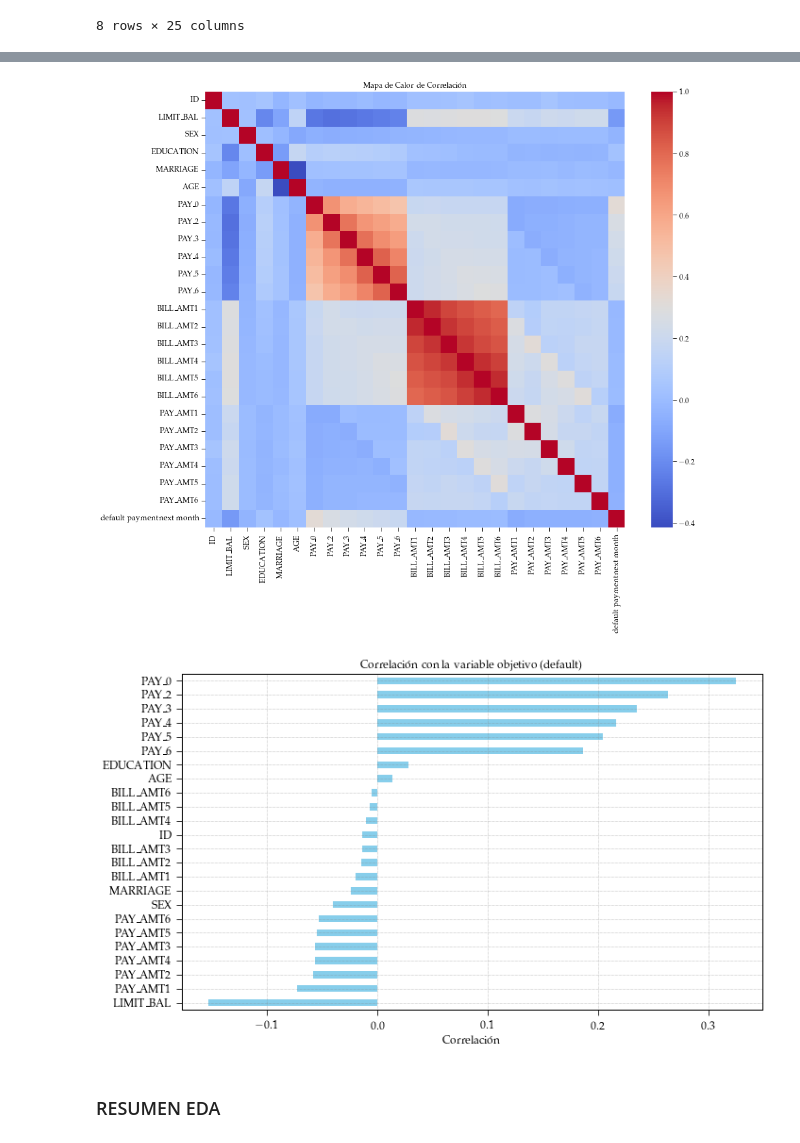
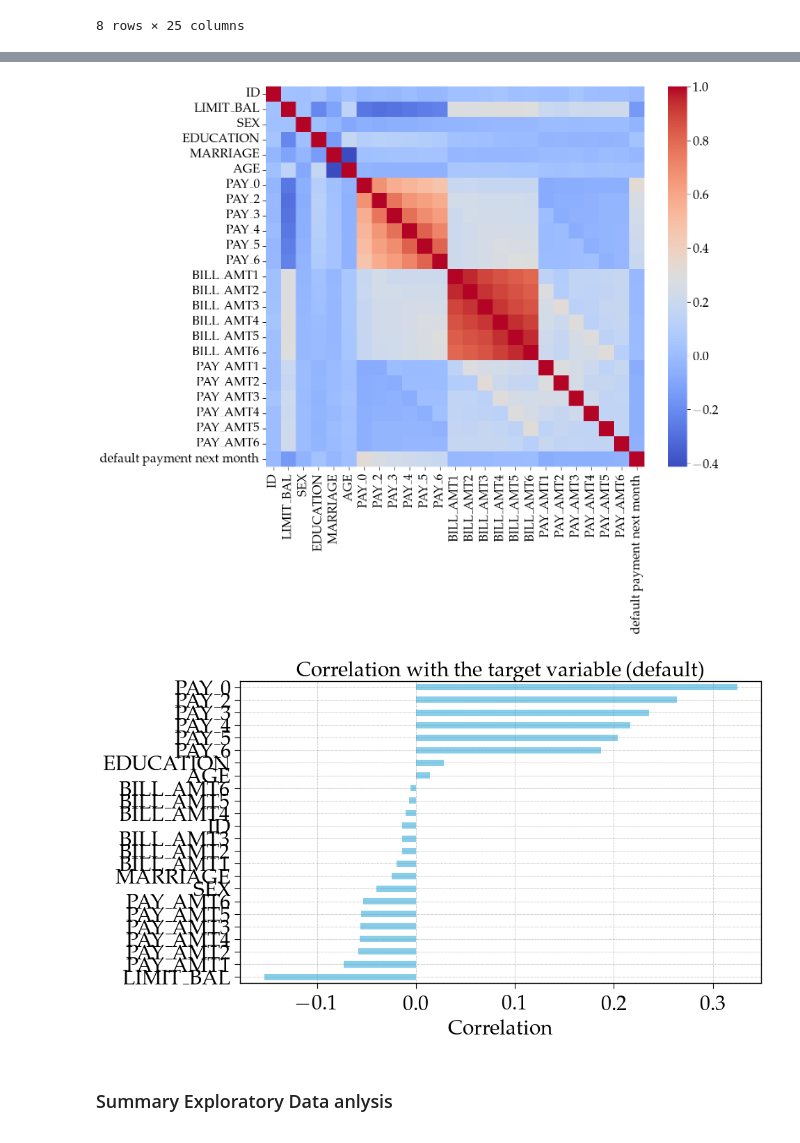
Before and after one commit to AlejandraRocks/Credit-Risk-Prediction, a Jupyter notebook: notebooks/Exploratory Analysis.ipynb, the cells around one changed output, grey strips where cells are left out. Saved outputs shown, nothing was run; the diff lists cells and outputs as text; code cells hidden in the pictures.

```diff
--- a/notebooks/Exploratory Analysis.ipynb
+++ b/notebooks/Exploratory Analysis.ipynb
@@ -97,32 +96,29 @@ Name: default payment next month, dtype: float64
 # %%
-# Mapa de calor de correlaciones
+
 plt.figure(figsize=(16, 12))
-sns.heatmap(df.corr(), annot=False, cmap="coolwarm")
-plt.title("Mapa de Calor de Correlación")
+sns.heatmap(df.corr(), annot=False, cmap="coolwarm") # Heat map of correlations
+#plt.title("# Heat map of correlations")
 plt.show()
 # %% [output]
-[figure, old version]
+[figure, new version]
 # %%
 import matplotlib.pyplot as plt
 
-# Renombrar la variable objetivo si aún no lo hiciste
+
 df.rename(columns={'default payment next month': 'default'}, inplace=True)
 
-# Calcular correlaciones con la variable objetivo
-correlations = df.corr()['default'].sort_values(ascending=False)
+correlations = df.corr()['default'].sort_values(ascending=False) # Calculate correlations with the target variable
 
-
-# Graficar
 plt.figure(figsize=(10, 6))
 correlations.drop('default').plot(kind='barh', color='skyblue')
-plt.title('Correlación con la variable objetivo (default)')
-plt.xlabel('Correlación')
+plt.title('Correlation with the target variable (default)')
+plt.xlabel('Correlation')
 plt.grid(True)
 plt.tight_layout()
 plt.gca().invert_yaxis()
 plt.show()
 # %% [output]
-[figure, old version]
+[figure, new version]
 # %% [markdown]
-### RESUMEN EDA
+### Summary Exploratory Data anlysis
 # %% [markdown]
```
Also changed, not shown: parts of 7 cells of this notebook, 17 other files.
